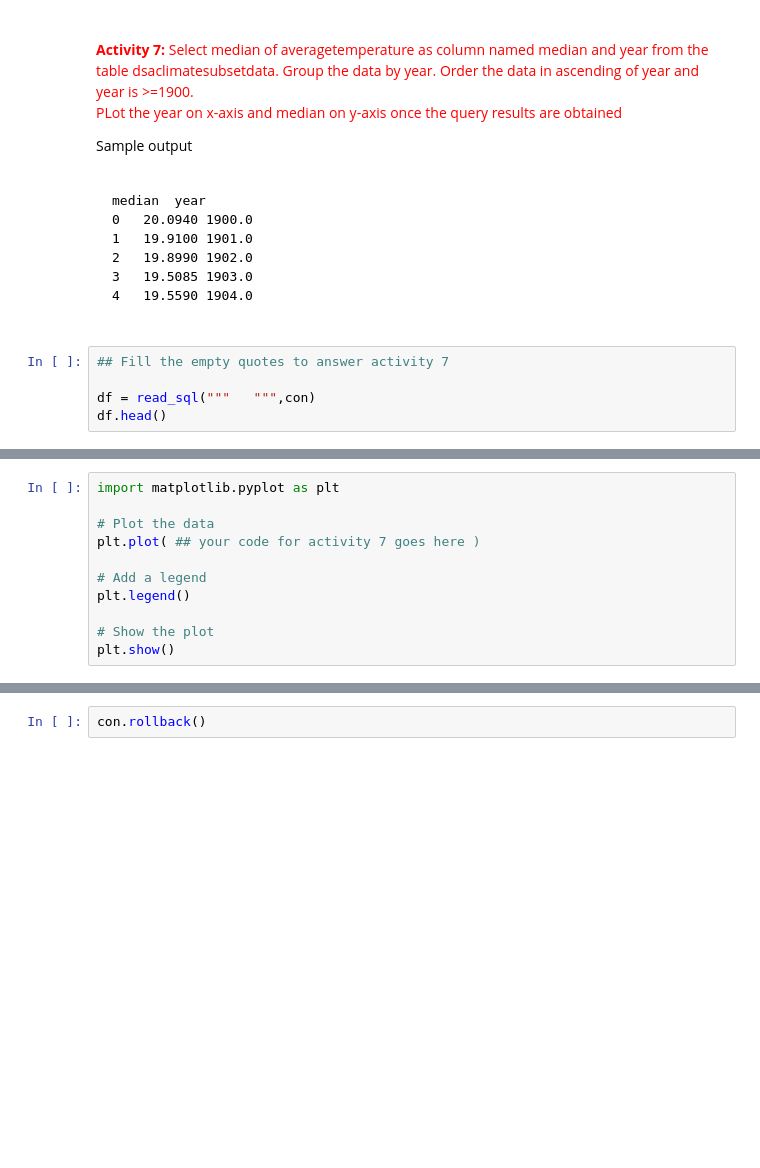
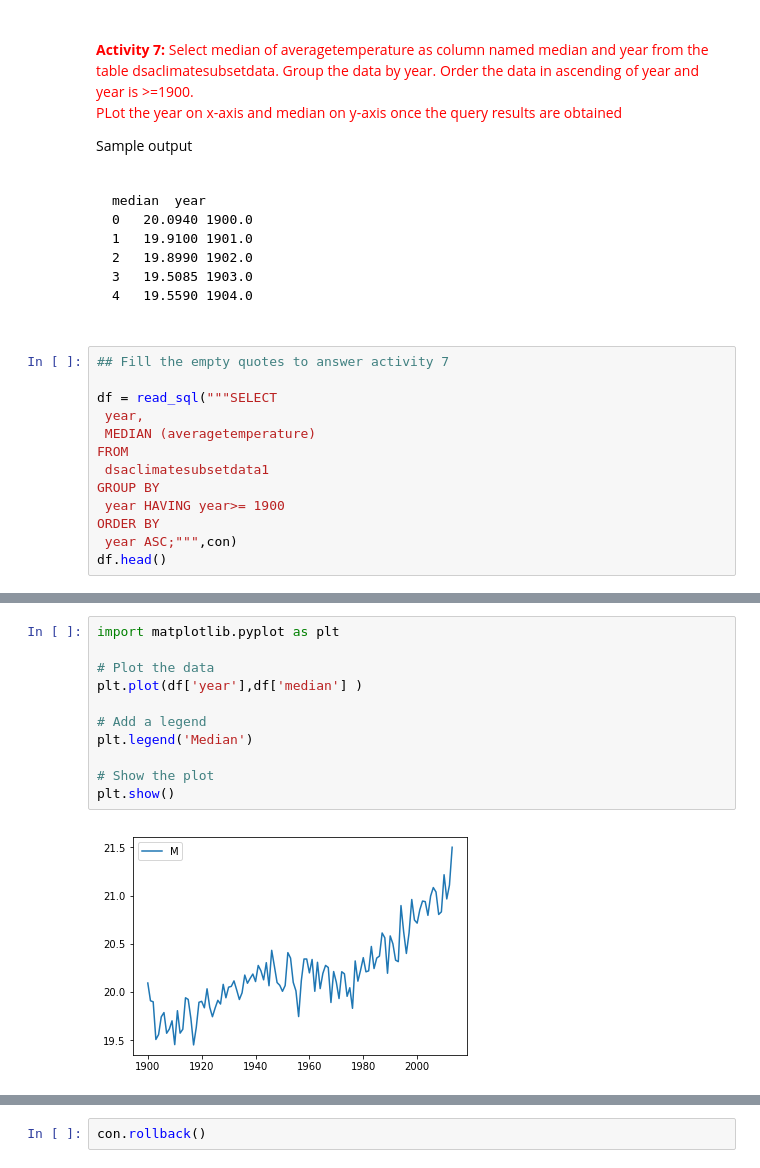
Before and after one commit to asouleymane/CloudCompute, a Jupyter notebook: module3/exercises/AWS_Redshift_Exercises.ipynb, the cells around one changed output, grey strips where cells are left out. Cells and saved outputs as stored; diff of their text form; blank space fills up the shorter version.

```diff
--- a/module3/exercises/AWS_Redshift_Exercises.ipynb
+++ b/module3/exercises/AWS_Redshift_Exercises.ipynb
@@ -323,5 +439,13 @@ median	year
 # %%
 ## Fill the empty quotes to answer activity 7
 
-df = read_sql("""   """,con)
+df = read_sql("""SELECT
+ year,
+ MEDIAN (averagetemperature)
+FROM
+ dsaclimatesubsetdata1
+GROUP BY
+ year HAVING year>= 1900
+ORDER BY
+ year ASC;""",con)
 df.head()
@@ -328,14 +459,16 @@ df.head()
 # %%
 import matplotlib.pyplot as plt
 
 # Plot the data
-plt.plot( ## your code for activity 7 goes here )
+plt.plot(df['year'],df['median'] )
 
 # Add a legend
-plt.legend()
+plt.legend('Median')
 
 # Show the plot
 plt.show()
+# %% [output]
+[figure, added]
 # %%
 import plotly.offline as py
 py.init_notebook_mode(connected=True)
```
Also changed, not shown: parts of 31 cells of this notebook, 3 other files.
